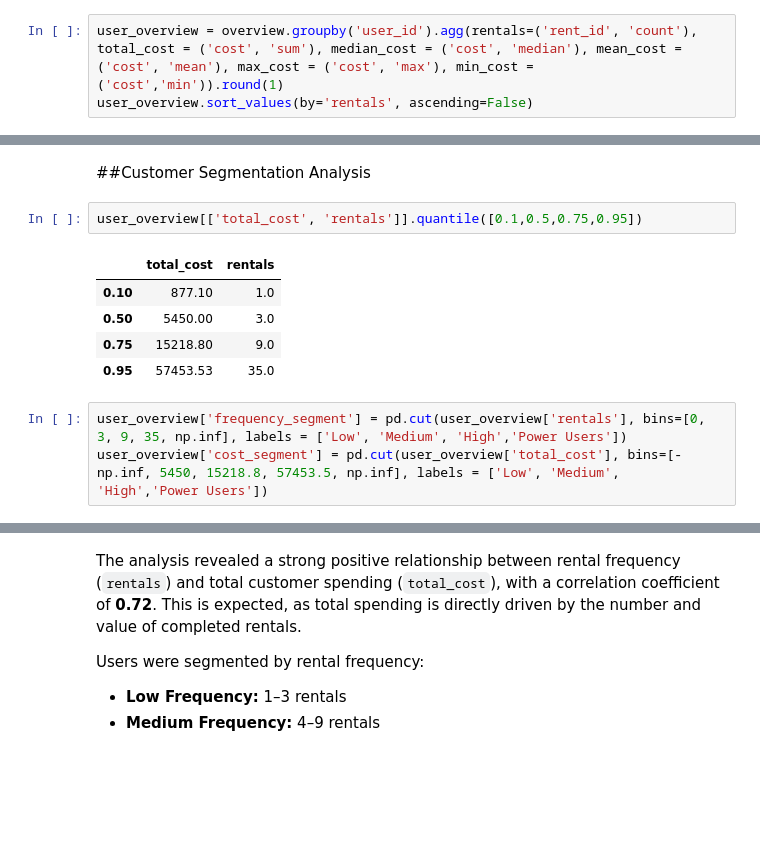
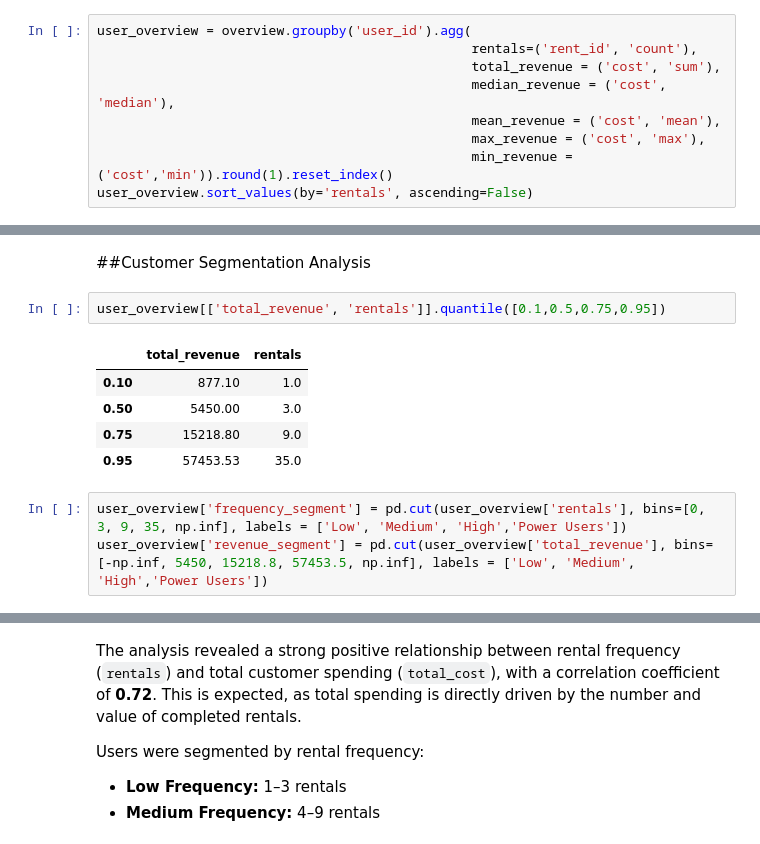
Before and after one commit to YuliaLoburets/A-B-test_project, a Jupyter notebook: A_B_Testing_project.ipynb, the cells around one changed output, grey strips where cells are left out. Drawn from its saved outputs; the diff is of its cells as text; blank space fills up the shorter version.

```diff
--- a/A_B_Testing_project.ipynb
+++ b/A_B_Testing_project.ipynb
@@ -115,6 +115,12 @@ dup.sort_values(by='duplicates', ascending=False)
 | 15 | 3183258413999330 | 1 |
 36484 rows × 2 columns
 # %%
-user_overview = overview.groupby('user_id').agg(rentals=('rent_id', 'count'), total_cost = ('cost', 'sum'), median_cost = ('cost', 'median'), mean_cost = ('cost', 'mean'), max_cost = ('cost', 'max'), min_cost = ('cost','min')).round(1)
+user_overview = overview.groupby('user_id').agg(
+                                                rentals=('rent_id', 'count'),
+                                                total_revenue = ('cost', 'sum'),
+                                                median_revenue = ('cost', 'median'),
+                                                mean_revenue = ('cost', 'mean'),
+                                                max_revenue = ('cost', 'max'),
+                                                min_revenue = ('cost','min')).round(1).reset_index()
 user_overview.sort_values(by='rentals', ascending=False)
 # %% [output]
@@ -191,13 +196,13 @@ Both rental frequency and total spending are highly right-skewed. Most users hav
 # %% [markdown]
 ##Customer Segmentation Analysis
 # %%
-user_overview[['total_cost', 'rentals']].quantile([0.1,0.5,0.75,0.95])
+user_overview[['total_revenue', 'rentals']].quantile([0.1,0.5,0.75,0.95])
 # %% [output]
-|  | total_cost | rentals |
+|  | total_revenue | rentals |
 | 0.10 | 877.10 | 1.0 |
 | 0.50 | 5450.00 | 3.0 |
 | 0.75 | 15218.80 | 9.0 |
 | 0.95 | 57453.53 | 35.0 |
 # %%
 user_overview['frequency_segment'] = pd.cut(user_overview['rentals'], bins=[0, 3, 9, 35, np.inf], labels = ['Low', 'Medium', 'High','Power Users'])
-user_overview['cost_segment'] = pd.cut(user_overview['total_cost'], bins=[-np.inf, 5450, 15218.8, 57453.5, np.inf], labels = ['Low', 'Medium', 'High','Power Users'])
+user_overview['revenue_segment'] = pd.cut(user_overview['total_revenue'], bins=[-np.inf, 5450, 15218.8, 57453.5, np.inf], labels = ['Low', 'Medium', 'High','Power Users'])
```
Also changed, not shown: parts of 19 cells of this notebook.
